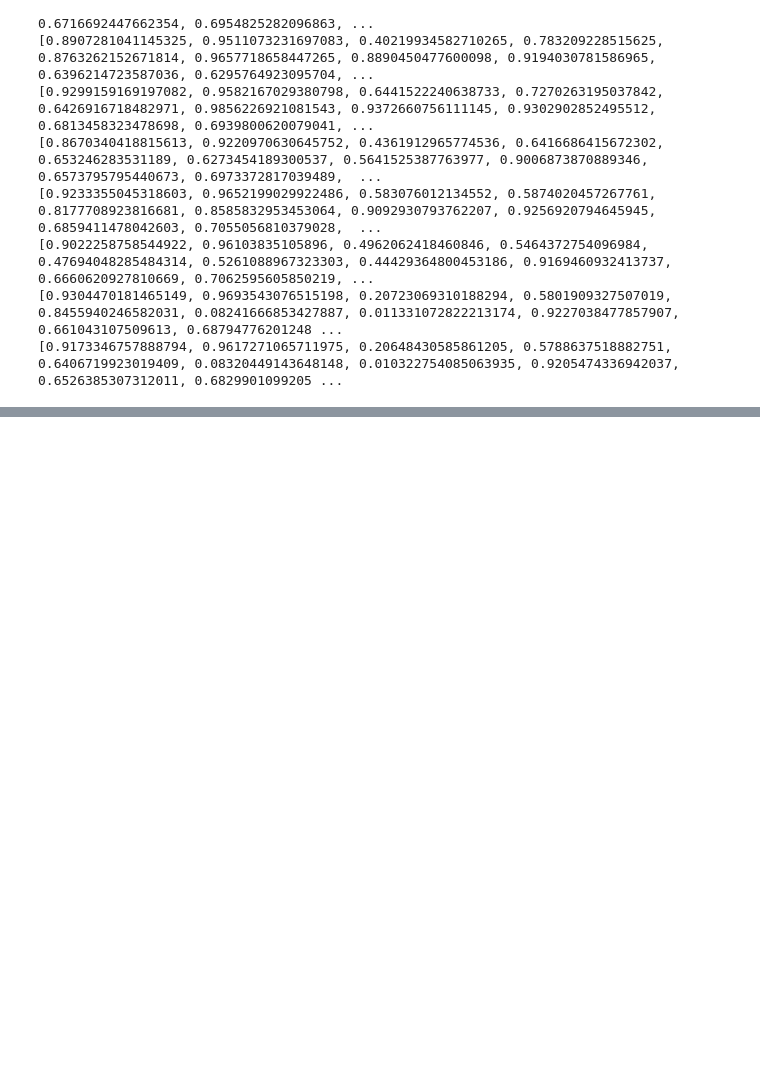
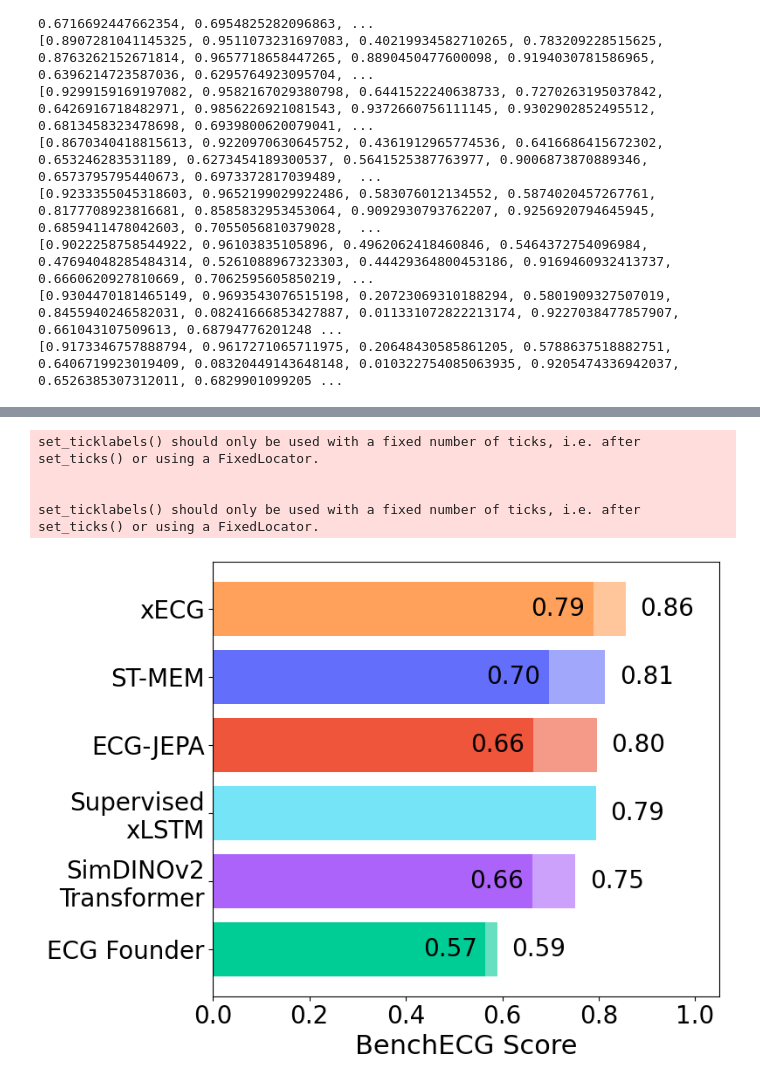
Before and after one commit to Lobster1911/bench-xecg-indian-benchmark, a Jupyter notebook: metrics.ipynb, the cells around one changed output, grey strips where cells are left out. Drawn from its saved outputs; the diff is of its cells as text; code cells hidden in the pictures; blank space fills up the shorter version.

```diff
--- a/metrics.ipynb
+++ b/metrics.ipynb
@@ -1460 +1492,39 @@ set_ticklabels() should only be used with a fixed number of ticks, i.e. after se
+# %%
+# plot combined bench score on index
+
+fig, ax = plt.subplots(figsize=(8, 6))
+bars = ax.barh(df.index, df["raw_score"], color=df["pastel_color"].str[:-2] + '99')
+bars = ax.barh(df.index, df["raw_score_lp"], color=df["pastel_color"].str[:-2] + 'FF')
+
+
+ax.set_yticklabels(df.index, fontsize=20)
+ax.set_xticklabels(ax.get_xticklabels(), fontsize=20)
+
+# Add labels to bars
+for i, (value, label) in enumerate(zip(df["raw_score"], df.index)):
+    ax.text(value + 0.03, i, f"{value:.2f}", va='center', ha='left', fontsize=20, color='black')
+
+# Add labels to bars
+for i, (value, label) in enumerate(zip(df["raw_score_lp"], df.index)):
+    if value:
+        ax.text(value - 0.13, i, f"{value:.2f}", va='center', ha='left', fontsize=20, color='black')
+
+
+ax.set_xticks([0.0, 0.2, 0.4, 0.6, 0.8, 1.0])                  # positions of the ticks
+ax.set_xticklabels([0.0, 0.2, 0.4, 0.6, 0.8, 1.0], fontsize=20)
+
+ax.set_xlabel('BenchECG Score', fontsize=22)
+#ax.set_ylabel('Method', fontsize=12)
+# ax.set_title('Mean Rank of Methods', fontsize=14, weight='bold', pad=15)
+ax.invert_yaxis()  # Highest rank at top
+ax.set_xlim([0, 1.05])  # Adjust x-axis limit
+
+plt.tight_layout()
+plt.savefig("figs/bench_ecg_scores.svg", dpi=300)
+# %% [output]
+set_ticklabels() should only be used with a fixed number of ticks, i.e. after set_ticks() or using a FixedLocator.
+
+
+set_ticklabels() should only be used with a fixed number of ticks, i.e. after set_ticks() or using a FixedLocator.
+[figure, added]
 # %%
```
Also changed, not shown: parts of 19 cells of this notebook, 9 other files.
